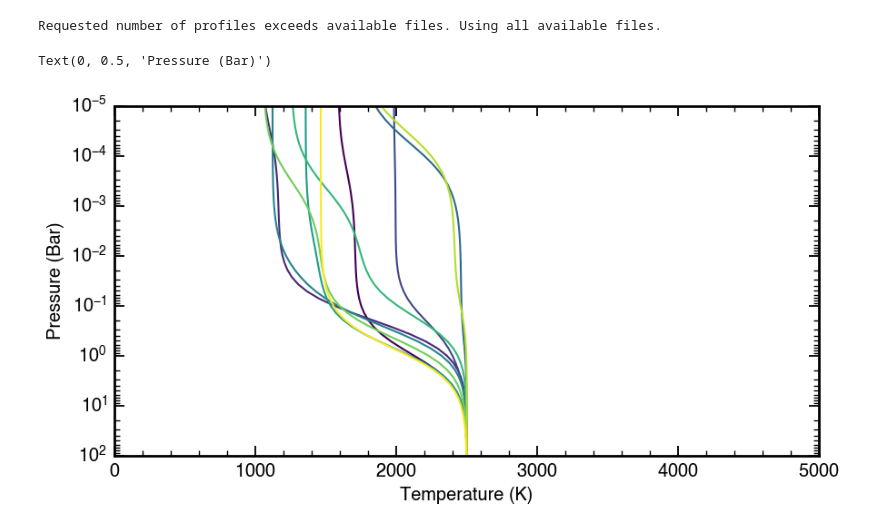
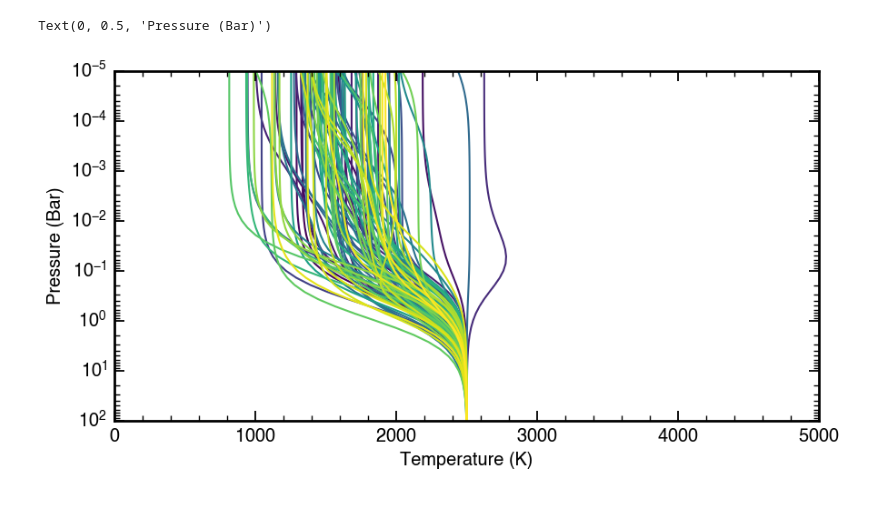
Before and after one commit to imalsky/NN_Profiles, a Jupyter notebook: plot_atm_structure.ipynb, the cells around one changed output. Drawn from its saved outputs; the diff is of its cells as text; code cells hidden in the pictures.

```diff
--- a/plot_atm_structure.ipynb
+++ b/plot_atm_structure.ipynb
@@ -12,39 +12,38 @@ plt.style.use('science')  # Optional: Change the style for consistent visuals
 # %%
 folder='Data/profiles'
 base_filename='prof'
-num_profiles=50
+num_profiles=100
 
 profile_files = glob.glob(os.path.join(folder, f"{base_filename}_*.json"))
 
 # Randomly select a subset of profile files
 if num_profiles < len(profile_files):
     profile_files = random.sample(profile_files, num_profiles)  # Randomly pick num_profiles files
 else:
     print("Requested number of profiles exceeds available files. Using all available files.")
 
 # Prepare the viridis colormap for the number of profiles
 colors = [to_rgba(viridis(i / max(1, len(profile_files) - 1))) for i in range(len(profile_files))]
 
 fig, ax = plt.subplots(1, 1, figsize=(10, 5))
 
 for profile_file, color in zip(profile_files, colors):
     with open(profile_file, 'r') as f:
         data = json.load(f)
     pressure = np.array(data['pressure'])
     temperature = np.array(data['temperature'])
 
     ax.semilogy(temperature, pressure, color=color)
 
 ax.set_ylim(1e2, 1e-5)
 ax.set_xlim(0, 5000)
 ax.set_xlabel('Temperature (K)')
 ax.set_ylabel('Pressure (Bar)')
 #plt.savefig('Figures/pt_profiles.png', dpi=250)
 #plt.close()
 # %% [output]
-Requested number of profiles exceeds available files. Using all available files.
+Text(0, 0.5, 'Pressure (Bar)')
-Text(0, 0.5, 'Pressure (Bar)')
-[figure, old version]
+[figure, new version]
 # %%
 folder='Data/profiles'
 base_filename='prof'
```
Also changed, not shown: parts of 2 cells of this notebook, 20 other files.
